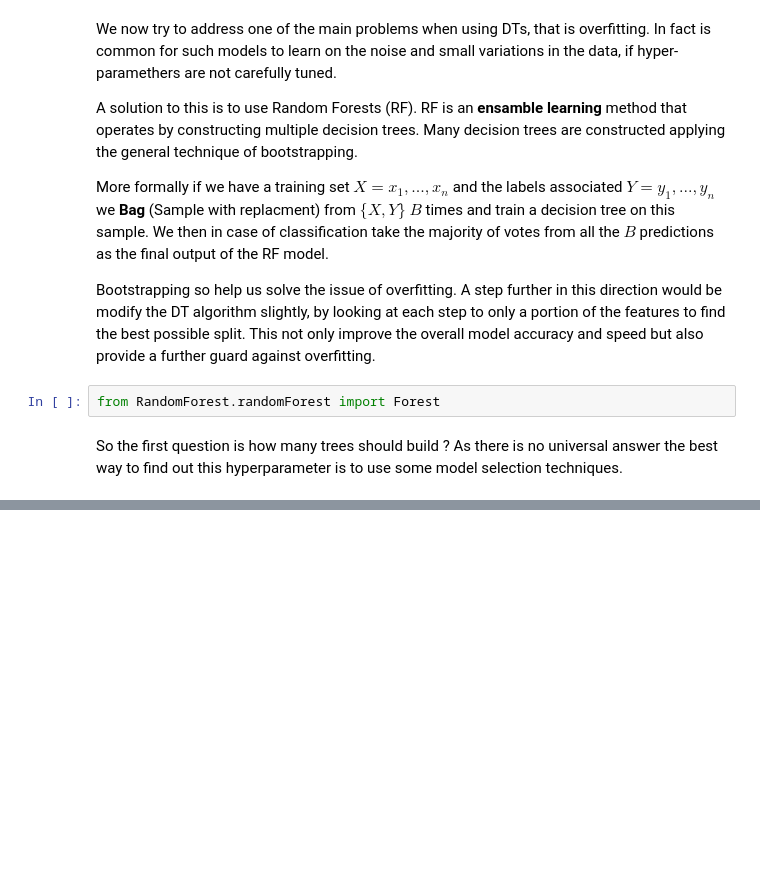
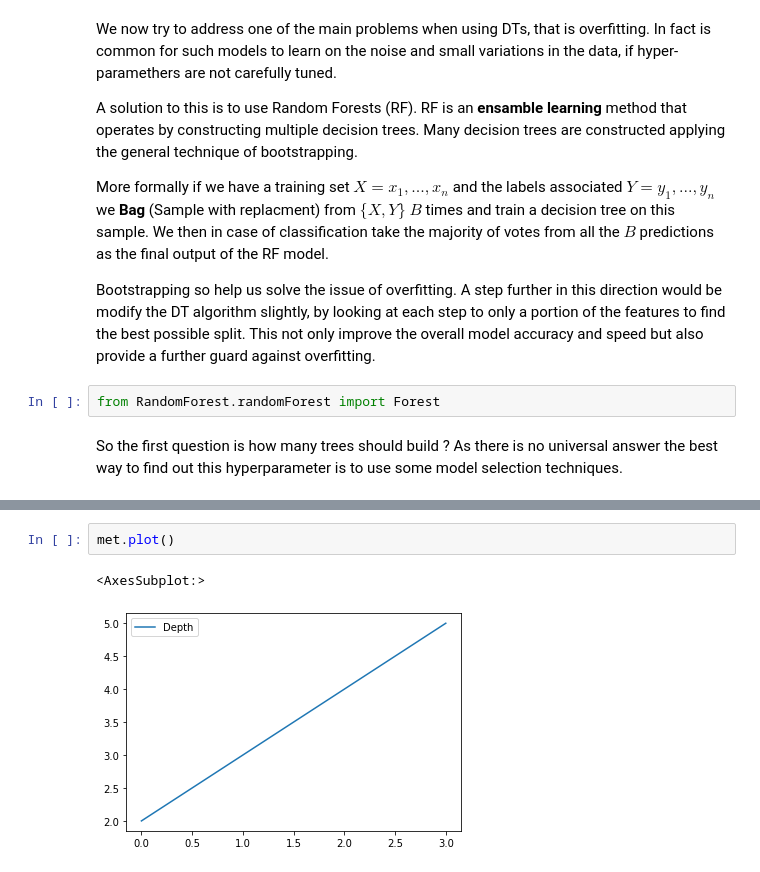
Before and after one commit to Benjamin-Barda/spotyCARLO, a Jupyter notebook: decisionTree.ipynb, the cells around one changed output, grey strips where cells are left out. Cells and saved outputs as stored; diff of their text form; blank space fills up the shorter version.

```diff
--- a/decisionTree.ipynb
+++ b/decisionTree.ipynb
@@ -130,0 +200,5 @@ As wee can see there is no clear elbow. We can see tho that only with 5 models w
+# %%
+met.plot()
+# %% [output]
+<AxesSubplot:>
+[figure, added]
```
Also changed, not shown: parts of 11 cells of this notebook, 2 other files.
